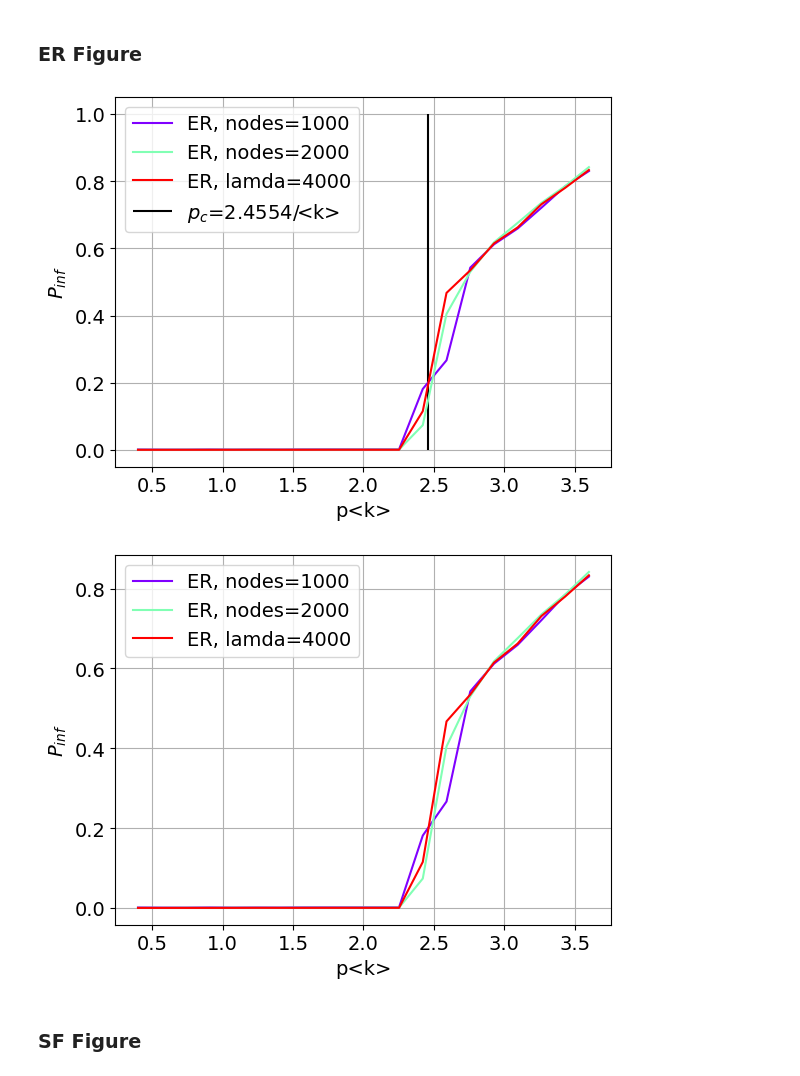
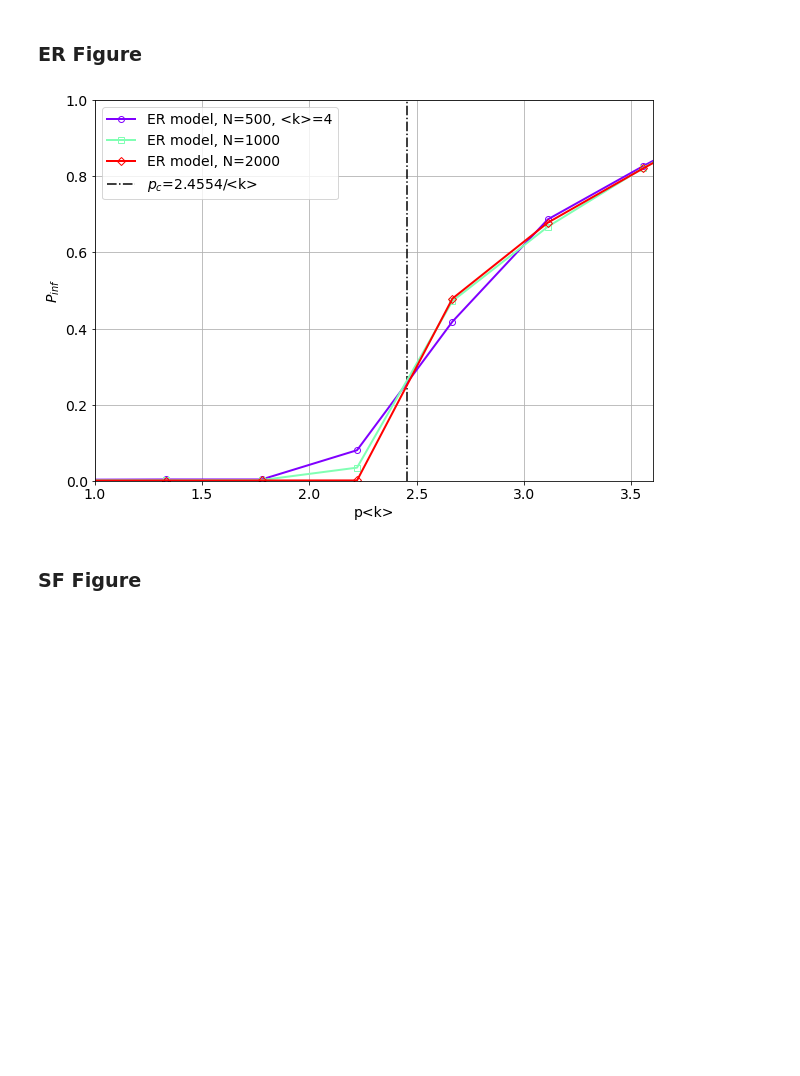
Before and after one commit to pbonazzi/network-cascade-failure, a Jupyter notebook: notebooks/report.ipynb, the cells around one changed output. Saved outputs shown, nothing was run; the diff lists cells and outputs as text; code cells hidden in the pictures; blank space fills up the shorter version.

Commit message:
Fig update, report notebook editted

```diff
--- a/notebooks/report.ipynb
+++ b/notebooks/report.ipynb
@@ -81,17 +81,49 @@ ax.set_axis_off()
 [figure]
 # %% [markdown]
 ### ER Figure
-# %%
-ERn1000k4 = np.loadtxt('./results/1012/ERn1000k4.csv',delimiter=",")
-ERn2000k4 = np.loadtxt('./results/1012/ERn2000k4.csv',delimiter=",")
-ERn4000k4 = np.loadtxt('./results/1012/ERn4000k4.csv',delimiter=",")
-
-
-plot_pinf([ERn1000k4, ERn2000k4, ERn4000k4], 4, labels=["ER, nodes=1000", "ER, nodes=2000", "ER, lamda=4000"], path="../notebooks/figure/ERn1k2k4k_deg4_true.png", p_theory=True)
-plot_pinf([ERn1000k4, ERn2000k4, ERn4000k4], 4, labels=["ER, nodes=1000", "ER, nodes=2000", "ER, lamda=4000"], path="../notebooks/figure/ERn1k2k4k_deg4.png", p_theory=False)
-# %% [output]
-[figure, removed]
-[figure, removed]
+# %%
+ER500= np.loadtxt('results/sy/er/t20/ERn500k4.csv',delimiter=",")
+ER1000= np.loadtxt('results/sy/er/t20/ERn1000k4.csv',delimiter=",")
+ER2000= np.loadtxt('results/sy/er/t20/ERn2000k4.csv',delimiter=",")
+
+results = [ER500, ER1000, ER2000]
+k=4
+labels= ["ER model, N=500, <k>=4","ER model, N=1000", "ER model, N=2000"]
+path="figure/Fig_ER_t20.png"
+p_theory=True
+residual = False
+# %%
+plt.figure(figsize=(10,7))
+plt.rcParams.update({'font.size': 14})
+color = iter(plt.cm.rainbow(np.linspace(0.0, 1, len(results))))
+marker = ['o', 's', 'D', 'v']
+
+for i, res in enumerate(results):
+    pks = res[0] * k
+    p_infs = res[1]
+
+    plt.plot(pks, p_infs, c=next(color), linewidth=2, marker = marker[i], mfc = "None", label = labels[i])
+
+if p_theory:
+    plt.vlines(2.4554, ymin=0, ymax=1, colors='k', linestyles='dashdot', label='$p_{c}$=2.4554/<k>')
+
+if k > 1:
+    plt.xlabel('p<k>')
+else:
+    plt.xlabel('p')
+
+if residual:
+    plt.hlines(results[0][1][0], xmin=0, xmax=1, linestyles='dotted', colors='k')
+
+plt.legend()
+plt.ylabel('$P_{inf}$')
+plt.xlim(1,3.6)
+plt.ylim(0, 1)
+plt.savefig(path, dpi=300, bbox_inches='tight')
+plt.grid()
+plt.show()
+# %% [output]
+[figure, added]
 # %% [markdown]
 ### SF Figure
 # %%
```
Also changed, not shown: parts of 11 cells of this notebook, 8 other files.
